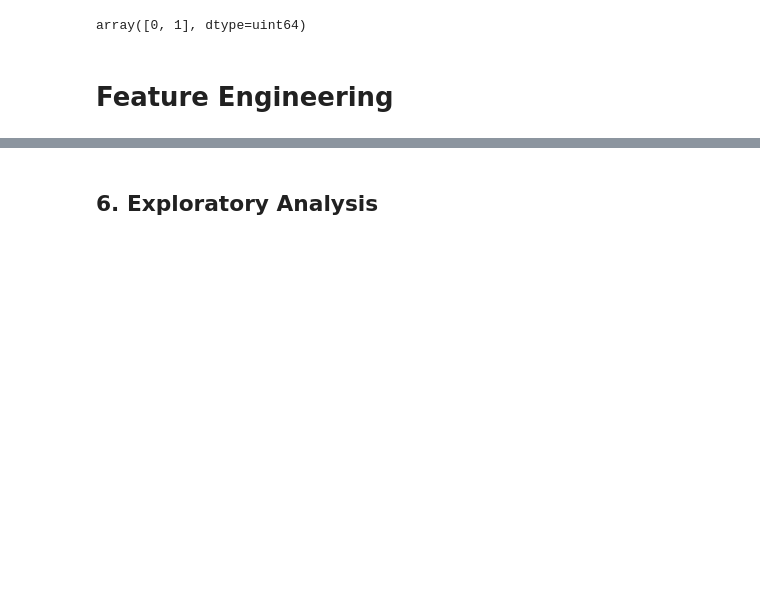
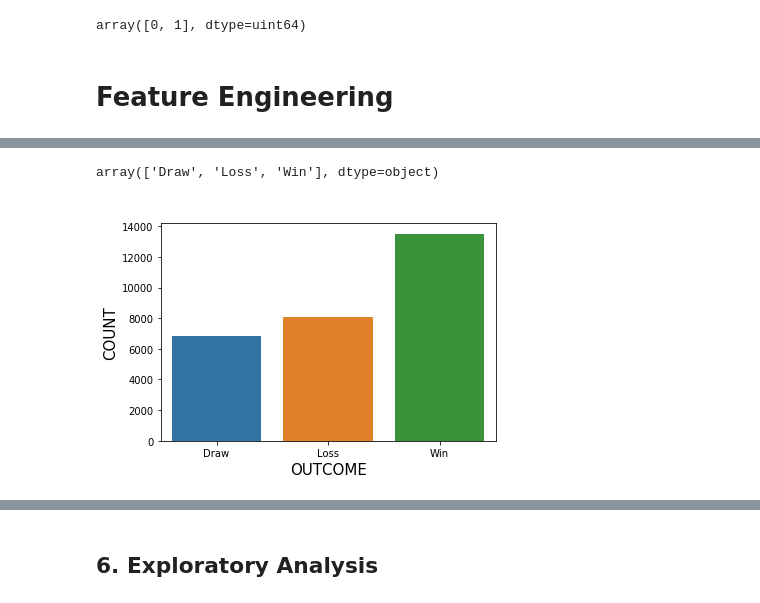
Before and after one commit to vivianusdjpy/SUPERVISED-LEARNING-WITH-EDA, a Jupyter notebook: Supervised_Learning_with_Exploratory_Data_Analysis_Mchezo_Pesa_Project.ipynb, the cells around one changed output, grey strips where cells are left out. Cells and saved outputs as stored; diff of their text form; code cells hidden in the pictures; blank space fills up the shorter version.

```diff
--- a/Supervised_Learning_with_Exploratory_Data_Analysis_Mchezo_Pesa_Project.ipynb
+++ b/Supervised_Learning_with_Exploratory_Data_Analysis_Mchezo_Pesa_Project.ipynb
@@ -522,3 +534,17 @@ final_df6.head(5)
+# %%
+final_df6['OUTCOME'].unique()
+# %% [output]
+array(['Draw', 'Loss', 'Win'], dtype=object)
+# %%
+# visualizing the win draw and lose on a bar plot
+sb.countplot('OUTCOME',data = final_df6)
+plt.xlabel("OUTCOME",fontsize=15)
+plt.ylabel("COUNT",fontsize=15)
+plt.title("Countplot of OUTCOME",fontsize=16,color="white")
+plt.show()
+#generally, there is a high probability to win a match than lose or draw
+# %% [output]
+[figure, added]
 # %%
 #dropping the tournament column
 final_df7 = final_df6
```
Also changed, not shown: parts of 29 cells of this notebook.
